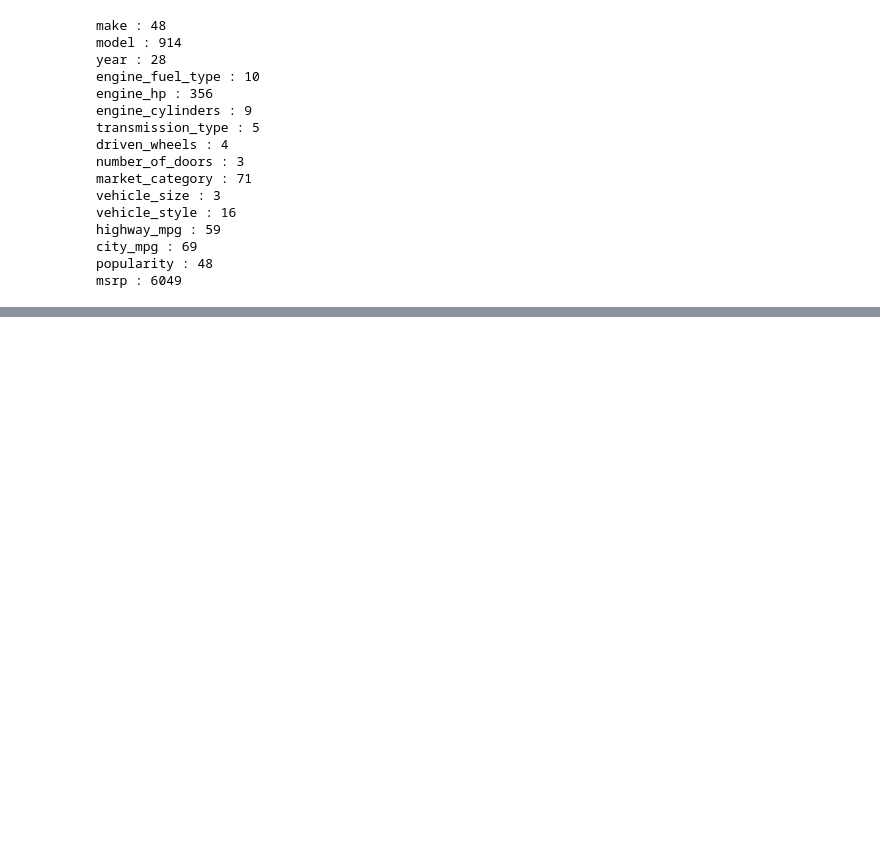
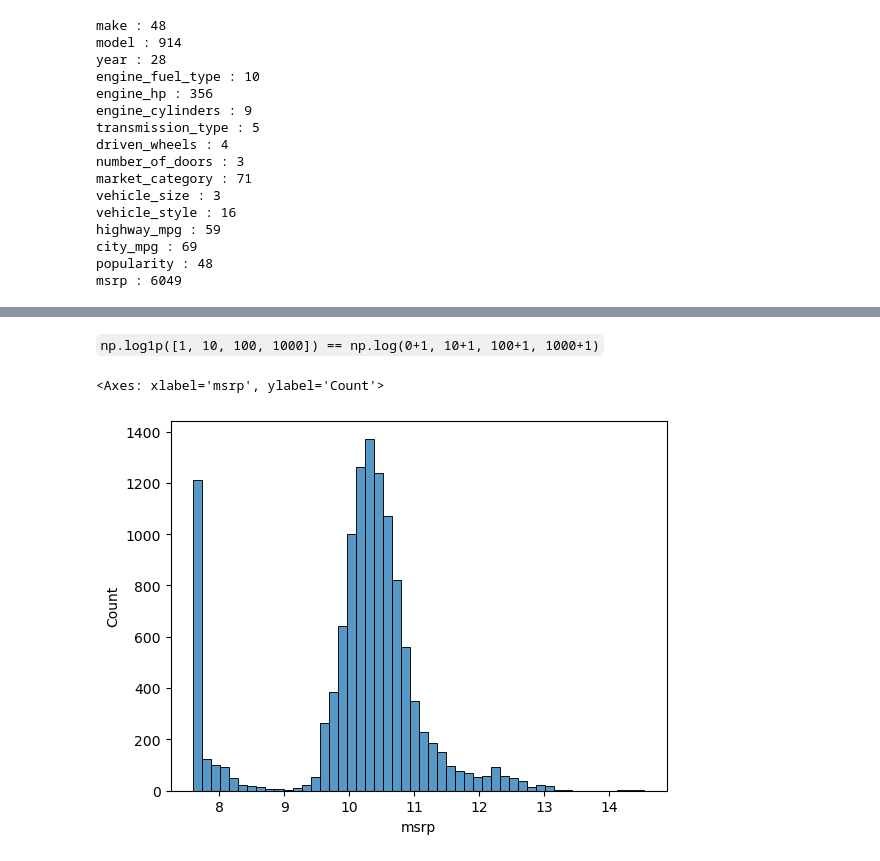
Before and after one commit to pawara101/ml_zoomcamp, a Jupyter notebook: Week-02/02-price-prediction.ipynb, the cells around one changed output, grey strips where cells are left out. Cells and saved outputs as stored; diff of their text form; code cells hidden in the pictures; blank space fills up the shorter version.

```diff
--- a/Week-02/02-price-prediction.ipynb
+++ b/Week-02/02-price-prediction.ipynb
@@ -140,0 +157,7 @@ sns.histplot(data.msrp)
+# %% [markdown]
+`np.log1p([1, 10, 100, 1000]) == np.log(0+1, 10+1, 100+1, 1000+1)`
+# %%
+sns.histplot(np.log1p(data.msrp), bins=50) #tail is vanished
+# %% [output]
+<Axes: xlabel='msrp', ylabel='Count'>
+[figure, added]
```
Also changed, not shown: parts of 5 cells of this notebook.
